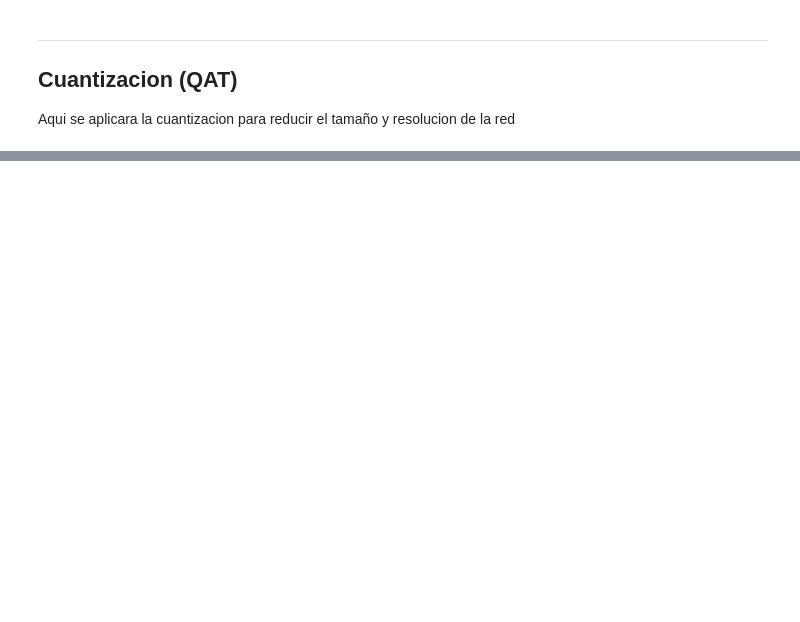
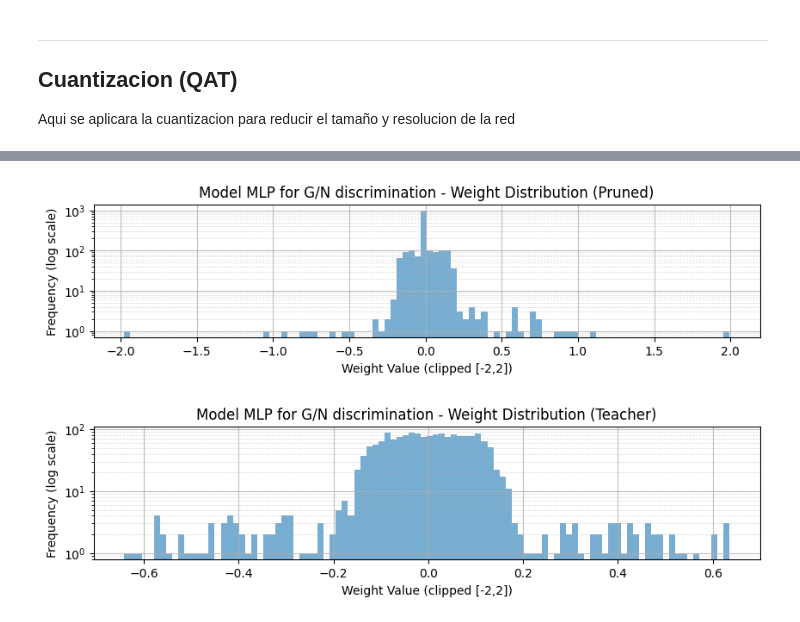
Before and after one commit to fabioc9675/FPGA_ml4hls_prj, a Jupyter notebook: PythonModel/P2_Pruning.ipynb, the cells around one changed output, grey strips where cells are left out. Saved outputs shown, nothing was run; the diff lists cells and outputs as text; code cells hidden in the pictures; blank space fills up the shorter version.

```diff
--- a/PythonModel/P2_Pruning.ipynb
+++ b/PythonModel/P2_Pruning.ipynb
@@ -365,0 +512,32 @@ Aqui se aplicara la cuantizacion para reducir el tamaño y resolucion de la red
+# %%
+# Weight distribution
+
+weights_qat = np.concatenate([w.flatten() for w in modelQAT.get_weights()])
+
+# Filtrar pesos entre -2 y 2
+weights_qat_clip  = weights_qat[(weights_qat >= -2) & (weights_qat <= 2)]
+
+# Histograma del modelo podado
+plt.figure(figsize=(10,2))
+plt.hist(weights_clip, bins=100, color='tab:blue', alpha=0.6)
+plt.xlabel("Weight Value (clipped [-2,2])")
+plt.ylabel("Frequency (log scale)")
+plt.title("Model MLP for G/N discrimination - Weight Distribution (Pruned)")
+plt.yscale("log")
+plt.grid(which="major", linestyle="-", linewidth=0.8, alpha=0.8)
+plt.grid(which="minor", linestyle="--", linewidth=0.5, alpha=0.5)
+plt.show()
+
+# Histograma del modelo original
+plt.figure(figsize=(10,2))
+plt.hist(weights_qat_clip, bins=100, color='tab:blue', alpha=0.6)
+plt.xlabel("Weight Value (clipped [-2,2])")
+plt.ylabel("Frequency (log scale)")
+plt.title("Model MLP for G/N discrimination - Weight Distribution (Teacher)")
+plt.yscale("log")
+plt.grid(which="major", linestyle="-", linewidth=0.8, alpha=0.8)
+plt.grid(which="minor", linestyle="--", linewidth=0.5, alpha=0.5)
+plt.show()
+# %% [output]
+[figure, added]
+[figure, added]
```
Also changed, not shown: parts of 17 cells of this notebook, 2 other files.
